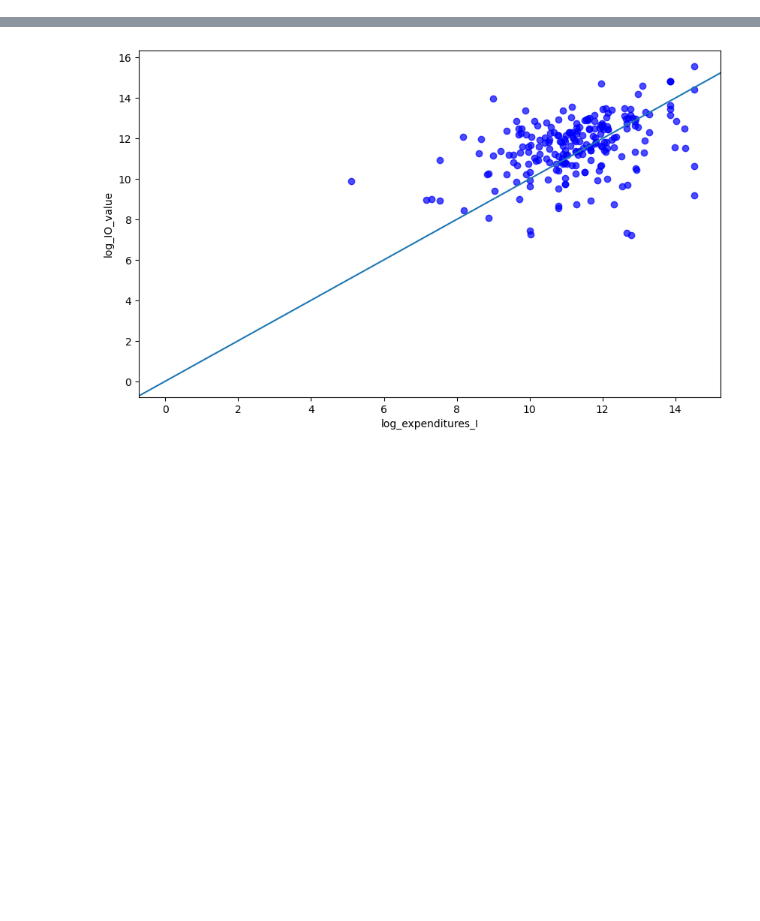
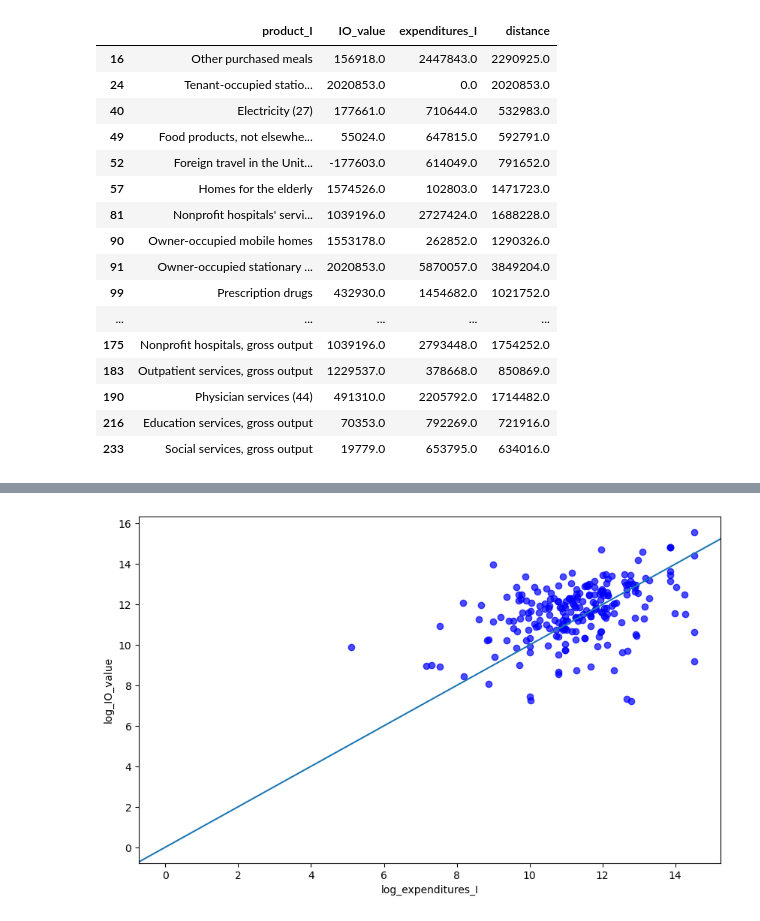
Before and after one commit to emilyfu1/shocks_productionnetworks, a Jupyter notebook: mergechecks.ipynb, the cells around one changed output, grey strips where cells are left out. Drawn from its saved outputs; the diff is of its cells as text; code cells hidden in the pictures; blank space fills up the shorter version.

```diff
--- a/mergechecks.ipynb
+++ b/mergechecks.ipynb
@@ -47,0 +55,23 @@ plt.savefig(path_figures + 'merge_check\\expenditures.pdf')
+# %%
+# this is the list of "outlier" products: issues mostly come from housing and healthcare type stuff
+# noting the 2017 expenditures for tenant-occupied stationary houses is 0: having trouble getting min_count to work (actually all NaNs)
+# within the merge, foreign travel in the United States gets matched with the rest-of-world adjustment in the IO table, which i should probably get rid of
+outliers
+# %% [output]
+|  | product_I | IO_value | expenditures_I | distance |
+| 16 | Other purchased meals | 156918.0 | 2447843.0 | 2290925.0 |
+| 24 | Tenant-occupied statio... | 2020853.0 | 0.0 | 2020853.0 |
+| 40 | Electricity (27) | 177661.0 | 710644.0 | 532983.0 |
+| 49 | Food products, not elsewhe... | 55024.0 | 647815.0 | 592791.0 |
+| 52 | Foreign travel in the Unit... | -177603.0 | 614049.0 | 791652.0 |
+| 57 | Homes for the elderly | 1574526.0 | 102803.0 | 1471723.0 |
+| 81 | Nonprofit hospitals' servi... | 1039196.0 | 2727424.0 | 1688228.0 |
+| 90 | Owner-occupied mobile homes | 1553178.0 | 262852.0 | 1290326.0 |
+| 91 | Owner-occupied stationary ... | 2020853.0 | 5870057.0 | 3849204.0 |
+| 99 | Prescription drugs | 432930.0 | 1454682.0 | 1021752.0 |
+| ... | ... | ... | ... | ... |
+| 175 | Nonprofit hospitals, gross output | 1039196.0 | 2793448.0 | 1754252.0 |
+| 183 | Outpatient services, gross output | 1229537.0 | 378668.0 | 850869.0 |
+| 190 | Physician services (44) | 491310.0 | 2205792.0 | 1714482.0 |
+| 216 | Education services, gross output | 70353.0 | 792269.0 | 721916.0 |
+| 233 | Social services, gross output | 19779.0 | 653795.0 | 634016.0 |
```
Also changed, not shown: parts of 8 cells of this notebook.
